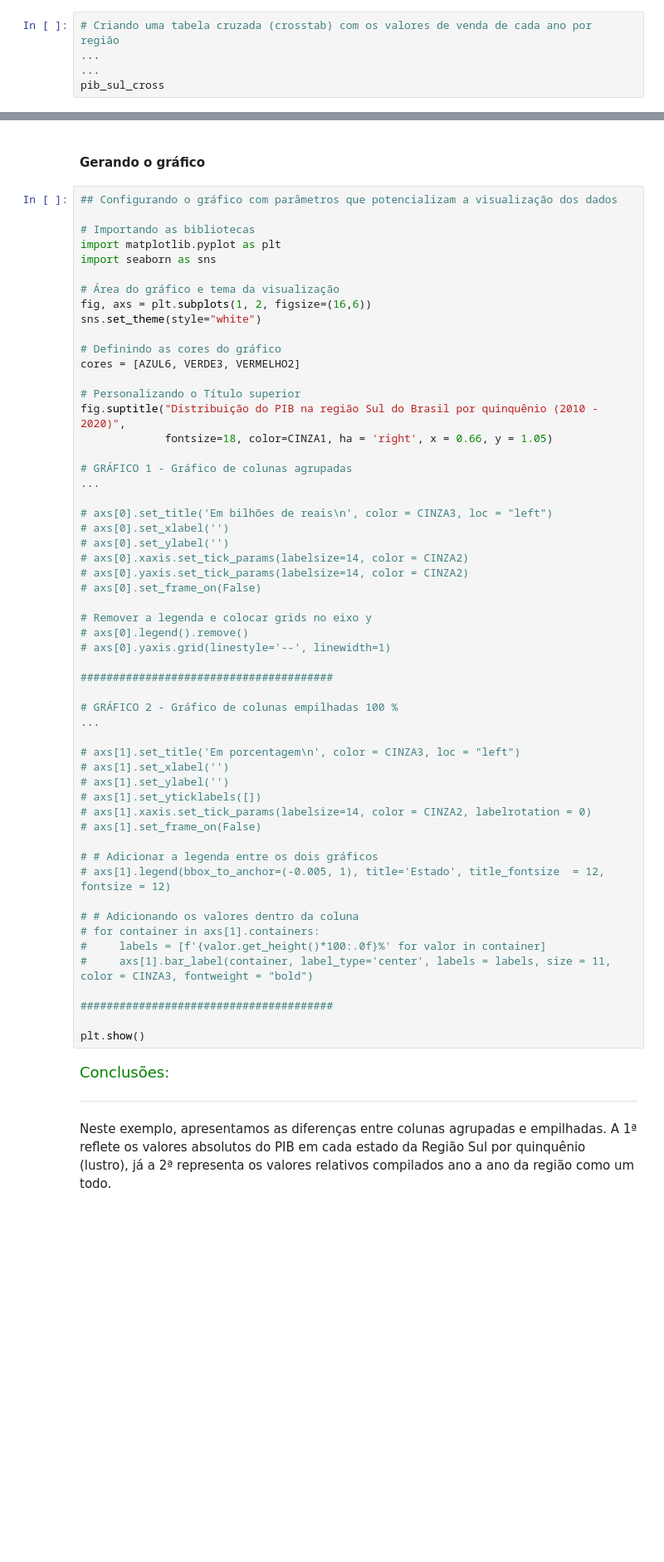
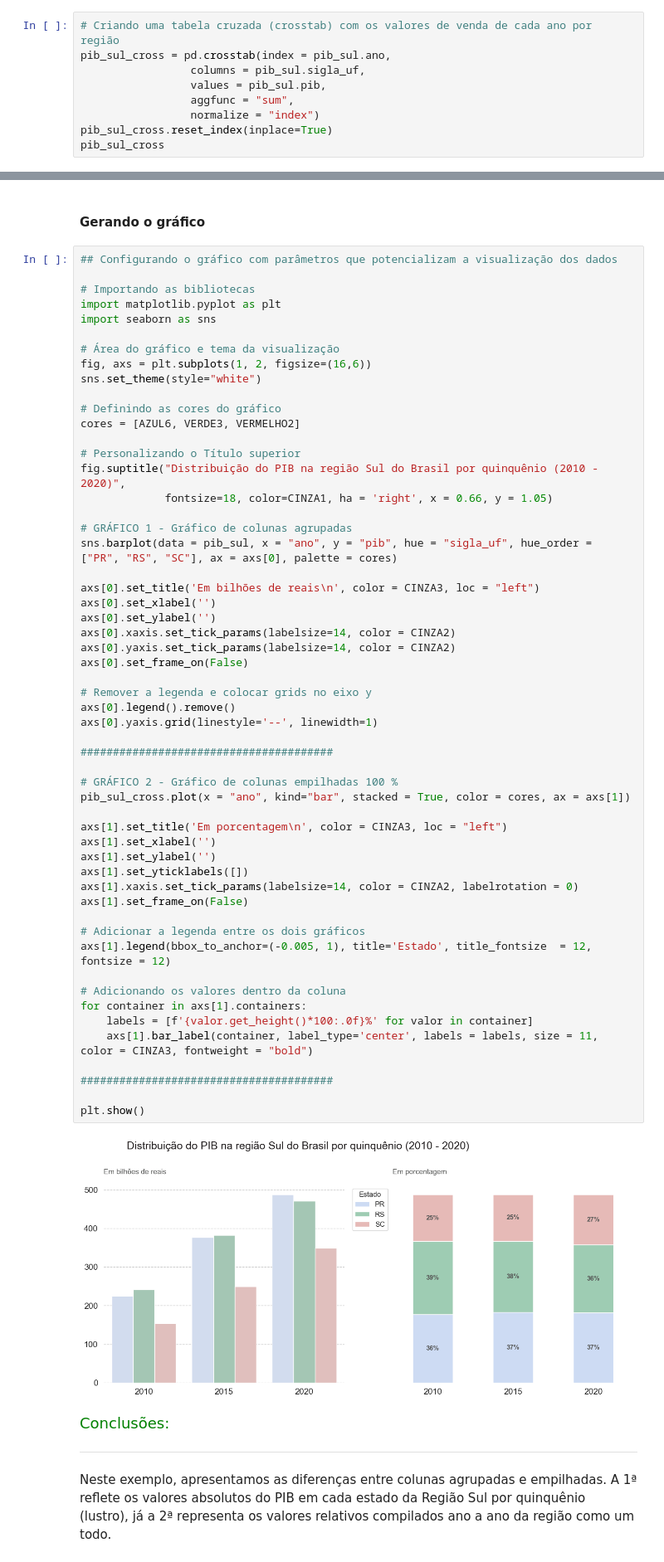
Before and after one commit to ledsouza/dataviz-graficos-composicao-relacionamento, a Jupyter notebook: Projeto.ipynb, the cells around one changed output, grey strips where cells are left out. Shown at 83% size. Cells and saved outputs as stored; diff of their text form; blank space fills up the shorter version.

Commit message:
Comparando gráfico de coluna agrupada com empilhada

```diff
--- a/Projeto.ipynb
+++ b/Projeto.ipynb
@@ -603,5 +658,9 @@ pib_sul
 # %%
 # Criando uma tabela cruzada (crosstab) com os valores de venda de cada ano por região
-...
-...
+pib_sul_cross = pd.crosstab(index = pib_sul.ano,
+                 columns = pib_sul.sigla_uf,
+                 values = pib_sul.pib,
+                 aggfunc = "sum",
+                 normalize = "index")
+pib_sul_cross.reset_index(inplace=True)
 pib_sul_cross
@@ -613,55 +677,57 @@ pib_sul_cross
 # Importando as bibliotecas
 import matplotlib.pyplot as plt
 import seaborn as sns
 
 # Área do gráfico e tema da visualização
 fig, axs = plt.subplots(1, 2, figsize=(16,6))
 sns.set_theme(style="white")
 
 # Definindo as cores do gráfico
 cores = [AZUL6, VERDE3, VERMELHO2]
 
 # Personalizando o Título superior
 fig.suptitle("Distribuição do PIB na região Sul do Brasil por quinquênio (2010 - 2020)",
              fontsize=18, color=CINZA1, ha = 'right', x = 0.66, y = 1.05)
 
 # GRÁFICO 1 - Gráfico de colunas agrupadas
-...
+sns.barplot(data = pib_sul, x = "ano", y = "pib", hue = "sigla_uf", hue_order = ["PR", "RS", "SC"], ax = axs[0], palette = cores)
 
-# axs[0].set_title('Em bilhões de reais\n', color = CINZA3, loc = "left")
-# axs[0].set_xlabel('')
-# axs[0].set_ylabel('')
-# axs[0].xaxis.set_tick_params(labelsize=14, color = CINZA2)
-# axs[0].yaxis.set_tick_params(labelsize=14, color = CINZA2)
-# axs[0].set_frame_on(False)
+axs[0].set_title('Em bilhões de reais\n', color = CINZA3, loc = "left")
+axs[0].set_xlabel('')
+axs[0].set_ylabel('')
+axs[0].xaxis.set_tick_params(labelsize=14, color = CINZA2)
+axs[0].yaxis.set_tick_params(labelsize=14, color = CINZA2)
+axs[0].set_frame_on(False)
 
 # Remover a legenda e colocar grids no eixo y
-# axs[0].legend().remove()
-# axs[0].yaxis.grid(linestyle='--', linewidth=1)
+axs[0].legend().remove()
+axs[0].yaxis.grid(linestyle='--', linewidth=1)
 
 #######################################
 
 # GRÁFICO 2 - Gráfico de colunas empilhadas 100 %
-...
+pib_sul_cross.plot(x = "ano", kind="bar", stacked = True, color = cores, ax = axs[1])
 
-# axs[1].set_title('Em porcentagem\n', color = CINZA3, loc = "left")
-# axs[1].set_xlabel('')
-# axs[1].set_ylabel('')
-# axs[1].set_yticklabels([])
-# axs[1].xaxis.set_tick_params(labelsize=14, color = CINZA2, labelrotation = 0)
-# axs[1].set_frame_on(False)
+axs[1].set_title('Em porcentagem\n', color = CINZA3, loc = "left")
+axs[1].set_xlabel('')
+axs[1].set_ylabel('')
+axs[1].set_yticklabels([])
+axs[1].xaxis.set_tick_params(labelsize=14, color = CINZA2, labelrotation = 0)
+axs[1].set_frame_on(False)
 
-# # Adicionar a legenda entre os dois gráficos
-# axs[1].legend(bbox_to_anchor=(-0.005, 1), title='Estado', title_fontsize  = 12, fontsize = 12)
+# Adicionar a legenda entre os dois gráficos
+axs[1].legend(bbox_to_anchor=(-0.005, 1), title='Estado', title_fontsize  = 12, fontsize = 12)
 
-# # Adicionando os valores dentro da coluna
-# for container in axs[1].containers:
-#     labels = [f'{valor.get_height()*100:.0f}%' for valor in container]
-#     axs[1].bar_label(container, label_type='center', labels = labels, size = 11, color = CINZA3, fontweight = "bold")
+# Adicionando os valores dentro da coluna
+for container in axs[1].containers:
+    labels = [f'{valor.get_height()*100:.0f}%' for valor in container]
+    axs[1].bar_label(container, label_type='center', labels = labels, size = 11, color = CINZA3, fontweight = "bold")
 
 #######################################
 
 plt.show()
+# %% [output]
+[figure, added]
 # %% [markdown]
 <font color=green size=4> Conclusões: </font>
 
```
Also changed, not shown: parts of 10 cells of this notebook, 1 other file.
